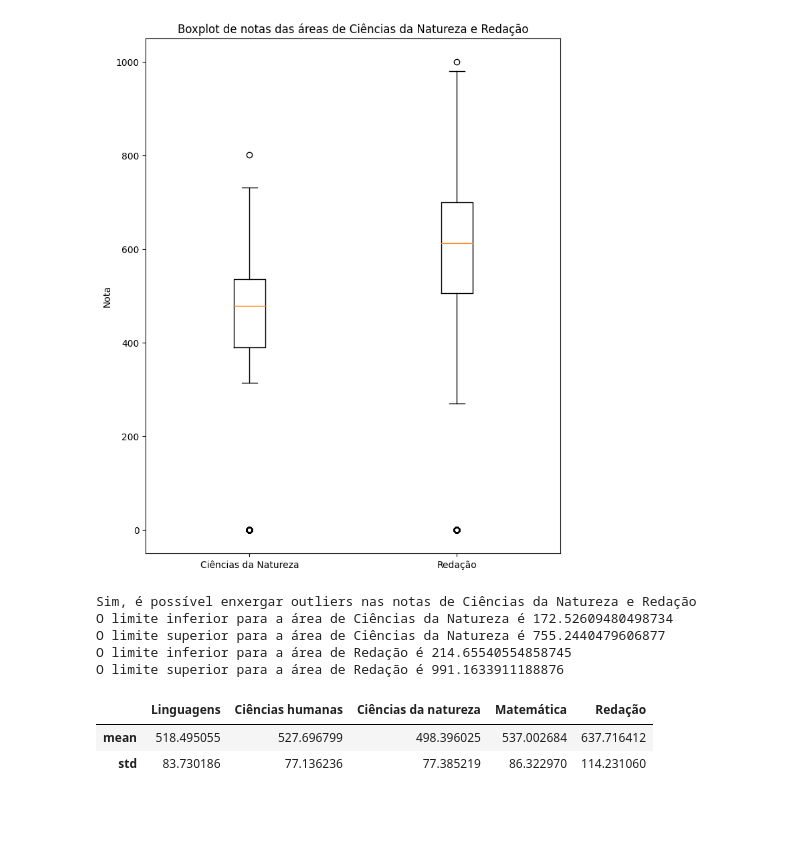
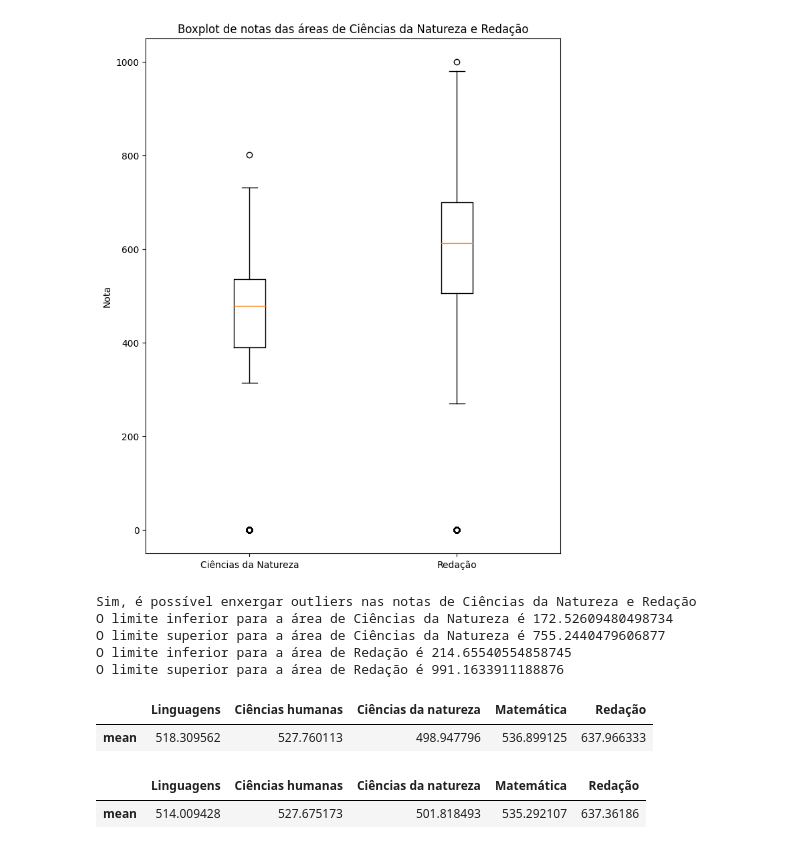
Before and after one commit to dsreliete/Womakerscode_DA_desafio_individual, a Jupyter notebook: Desafio3ElietedaSilva_Rodrigues.ipynb, the cells around one changed output. Cells and saved outputs as stored; diff of their text form; code cells hidden in the pictures; blank space fills up the shorter version.

```diff
--- a/Desafio3ElietedaSilva_Rodrigues.ipynb
+++ b/Desafio3ElietedaSilva_Rodrigues.ipynb
@@ -229,12 +229,14 @@ O limite superior para a área de Redação é 991.1633911188876
 # %%
 # 9. Remova todos os outliers e verifique se eles são passíveis de alterar a média nacional significativamente? (considere significativamente um valor acima de 5%)
 
-df_no_outliers_cina = df_new.loc[(df_new['Ciências da natureza'] >= limite_inferior_cina) & (df_new['Ciências da natureza'] <= limite_superior_cina)]
-
-df_no_outliers_red = df_new.loc[(df_new['Redação'] >= limite_inferior_red) & (df_new['Redação'] <= limite_superior_red)]
-
-df_no_outliers_cina.describe().loc[['mean', 'std']]
+df_no_outliers_cina = df_new[(df_new['Ciências da natureza'] >= limite_inferior_cina) & (df_new['Ciências da natureza'] <= limite_superior_cina)]
+df_no_outliers_cina.describe().loc[['mean']]
 # %% [output]
 |  | Linguagens | Ciências humanas | Ciências da natureza | Matemática | Redação |
-| mean | 518.495055 | 527.696799 | 498.396025 | 537.002684 | 637.716412 |
-| std | 83.730186 | 77.136236 | 77.385219 | 86.322970 | 114.231060 |
+| mean | 518.309562 | 527.760113 | 498.947796 | 536.899125 | 637.966333 |
+# %%
+df_no_outliers_red = df_new[(df_new['Redação'] >= limite_inferior_red) & (df_new['Redação'] <= limite_superior_red)]
+df_no_outliers_red.describe().loc[['mean']]
+# %% [output]
+|  | Linguagens | Ciências humanas | Ciências da natureza | Matemática | Redação |
+| mean | 514.009428 | 527.675173 | 501.818493 | 535.292107 | 637.36186 |
```
Also changed, not shown: parts of 2 cells of this notebook.
